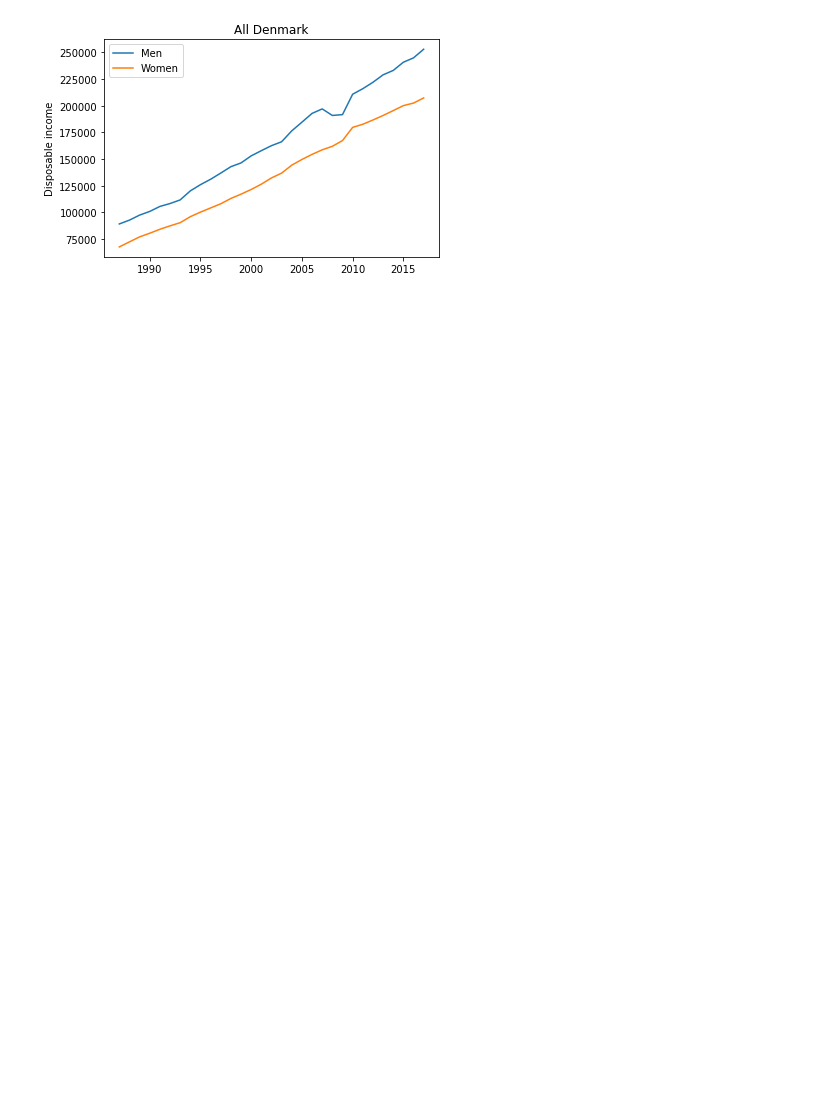
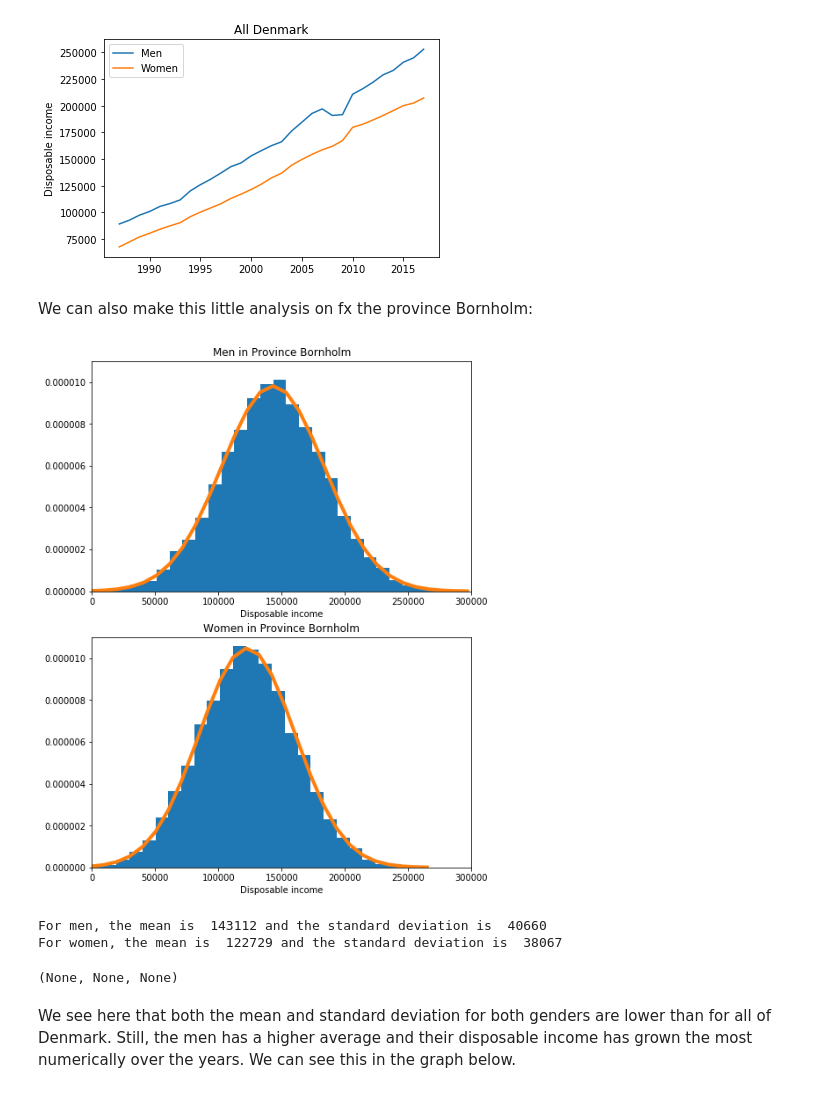
Before and after one commit to kzm266/projects-2019-anaconda-bois, a Jupyter notebook: dataproject/dataProject.ipynb, the cells around one changed output. Drawn from its saved outputs; the diff is of its cells as text; code cells hidden in the pictures; blank space fills up the shorter version.

```diff
--- a/dataproject/dataProject.ipynb
+++ b/dataproject/dataProject.ipynb
@@ -99,3 +101,14 @@ For the whole country, we see as expected that men has had a higher average inco
 pr.growth('All Denmark')
 # %% [output]
 [figure]
+# %% [markdown]
+We can also make this little analysis on fx the province Bornholm:
+# %%
+pr.normal('Province Bornholm')
+# %% [output]
+[figure, added]
+For men, the mean is  143112 and the standard deviation is  40660
+For women, the mean is  122729 and the standard deviation is  38067
+(None, None, None)
+# %% [markdown]
+We see here that both the mean and standard deviation for both genders are lower than for all of Denmark. Still, the men has a higher average and their disposable income has grown the most numerically over the years. We can see this in the graph below.
```
Also changed, not shown: parts of 5 cells of this notebook.
